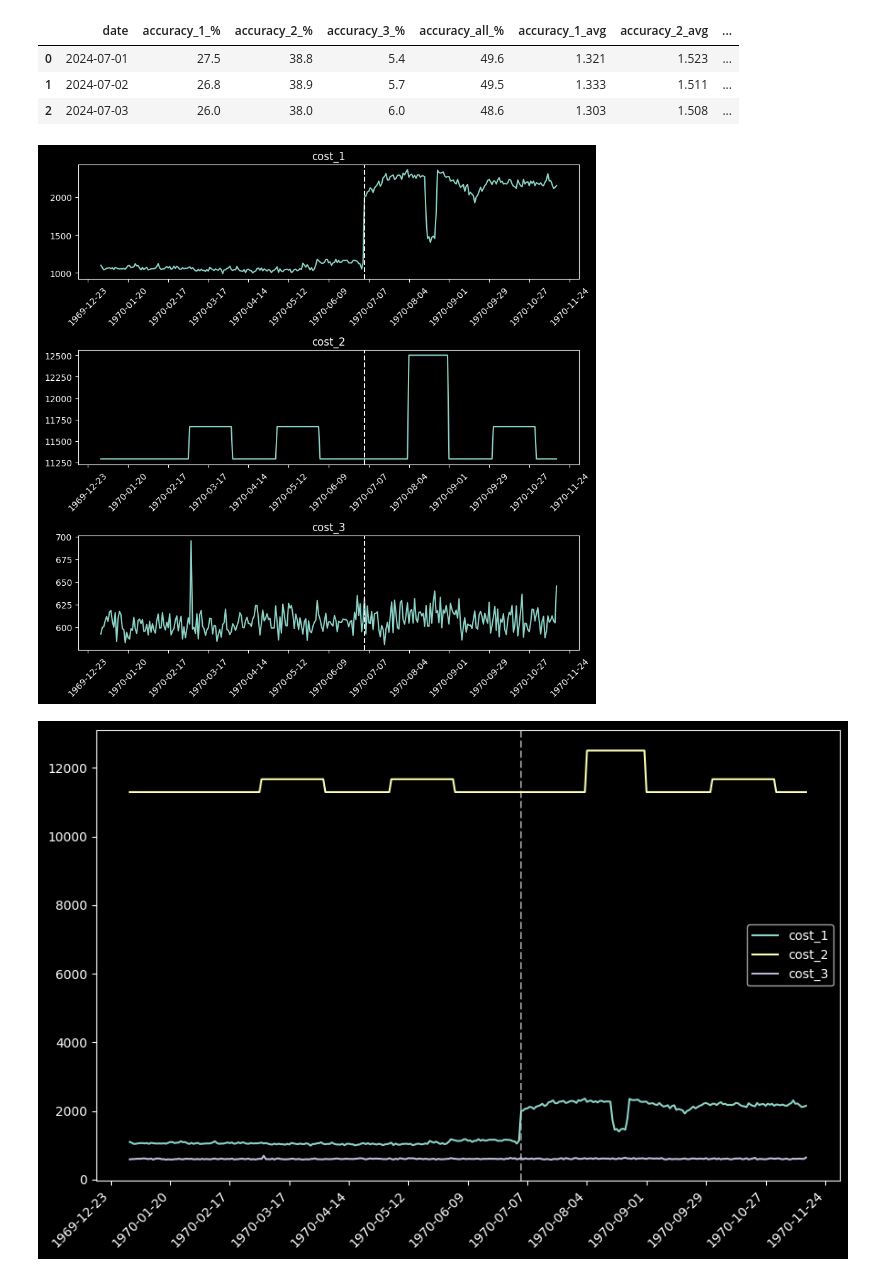
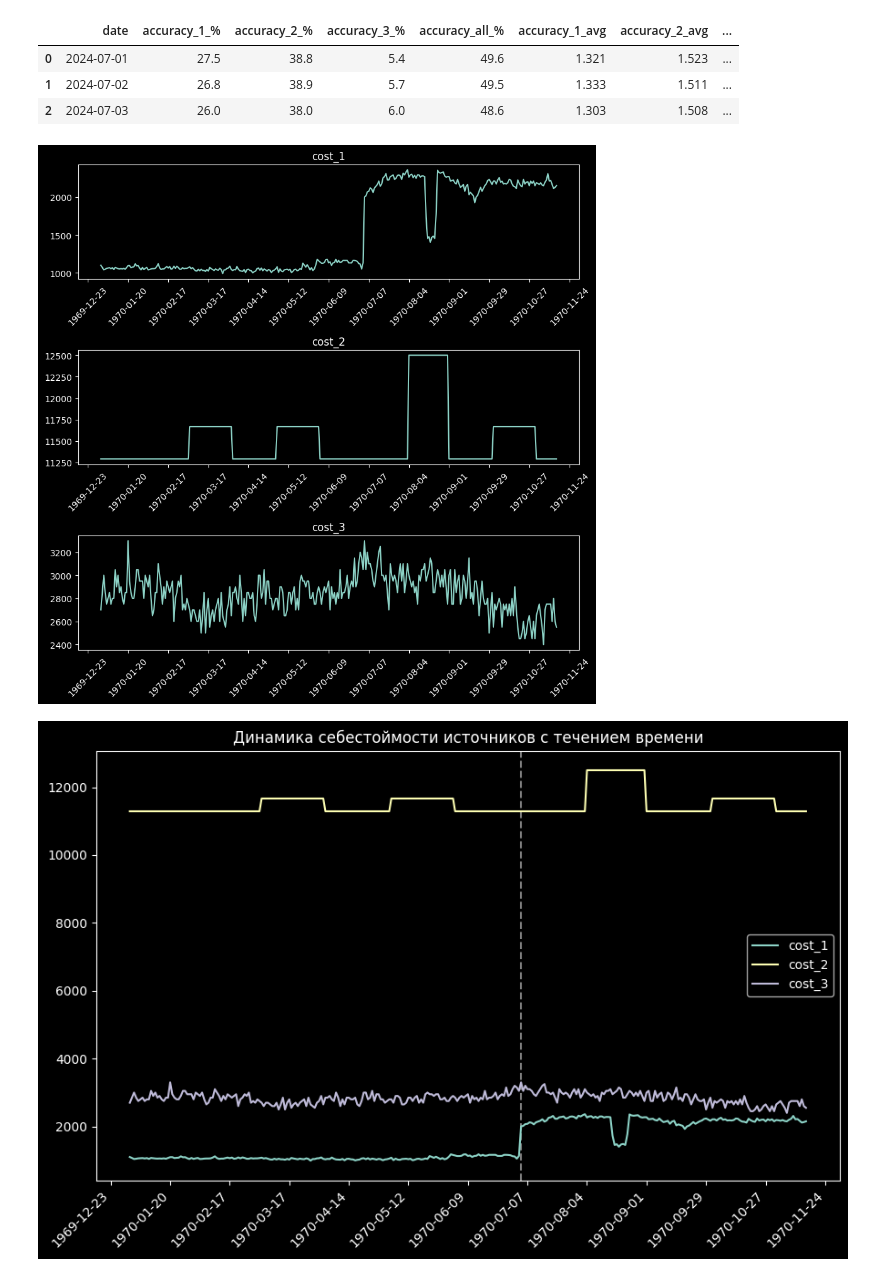
Before and after one commit to IAmSerepok/DataFromVariousSources, a Jupyter notebook: cost_price.ipynb, the cells around one changed output. Saved outputs shown, nothing was run; the diff lists cells and outputs as text; code cells hidden in the pictures.

Commit message:
Update cost_price.ipynb
Подкорректировал вычисление себестоимости и добавил график зависимости от числа отчетов в день

```diff
--- a/cost_price.ipynb
+++ b/cost_price.ipynb
@@ -25,19 +25,19 @@ def day_in_month(row):
             return 1
         return 0
 
-    return 350_000 / {
+    return 350_000 / ({
         1: 31, 2: 28 + is_bissextus(row['year']),
         3: 31, 4: 30,
         5: 31, 6: 30,
         7: 31, 8: 31,
         9: 30, 10: 31,
         11: 30, 12: 31
-    }[row['month']]
+    }[row['month']])
 
 
 df['cost_2'] = df.apply(day_in_month, axis=1)
 # %%
-df['cost_3'] = N * 0.5 * df['accuracy_3_avg']
+df['cost_3'] = N * 0.5 * df['accuracy_3_%']
 # %%
 cols = [f'cost_{i}' for i in range(1, 4)]
 
@@ -47,7 +47,7 @@ for idx, col in enumerate(cols):
     ax = plt.subplot(len(cols), 1, idx + 1)
     plt.plot(df.date, df[col])
     plt.title(col)
-    plt.axvline(df.date[184], linestyle='--', color='white')
+    # plt.axvline(df.date[184], linestyle='--', color='white')
 
     ax.xaxis.set_major_locator(mdates.WeekdayLocator(interval=4))
     ax.xaxis.set_major_formatter(mdates.DateFormatter('%Y-%m-%d'))
@@ -57,28 +57,30 @@ for idx, col in enumerate(cols):
 plt.tight_layout()
 plt.show()
 # %% [output]
-[figure, old version]
+[figure, new version]
 # %%
 cols = [f'cost_{i}' for i in range(1, 4)]
 
 fig, ax = plt.subplots(1, 1, figsize=(9, 6))
 
 for idx, col in enumerate(cols):
     ax.plot(df['date'], df[col], zorder=2, label=f'{col}')
 
 ax.axvline(df['date'].iloc[184], linestyle='--', color='gray', zorder=1)
 
 ax.xaxis.set_major_locator(mdates.WeekdayLocator(interval=4))
 ax.xaxis.set_major_formatter(mdates.DateFormatter('%Y-%m-%d'))
 
 plt.setp(ax.get_xticklabels(), rotation=45, ha='right')
 
+plt.title('Динамика себестоймости источников с течением времени')
+
 plt.legend()
 plt.tight_layout()
 
 plt.show()
 # %% [output]
-[figure, old version]
+[figure, new version]
 # %%
 for idx, cost in enumerate(df[[f'cost_{_}' for _ in range(1, 4)]].mean().values):
     print(f'Себестоймость источника {idx + 1}: {cost:.2f}')
```
Also changed, not shown: parts of 3 cells of this notebook.
